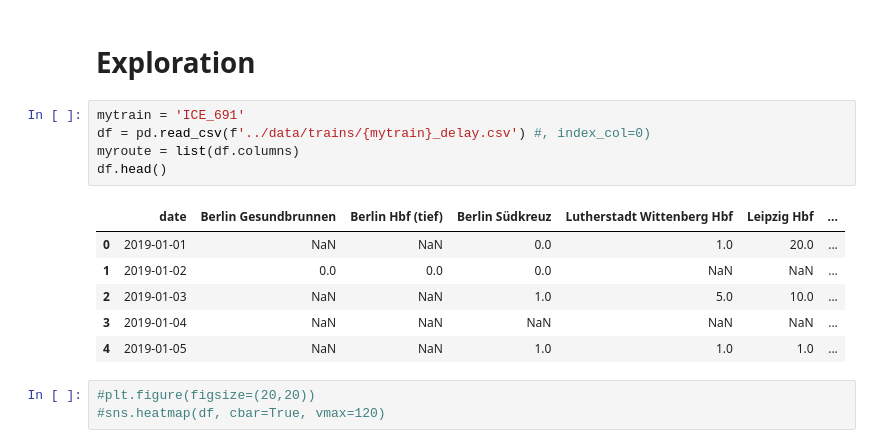
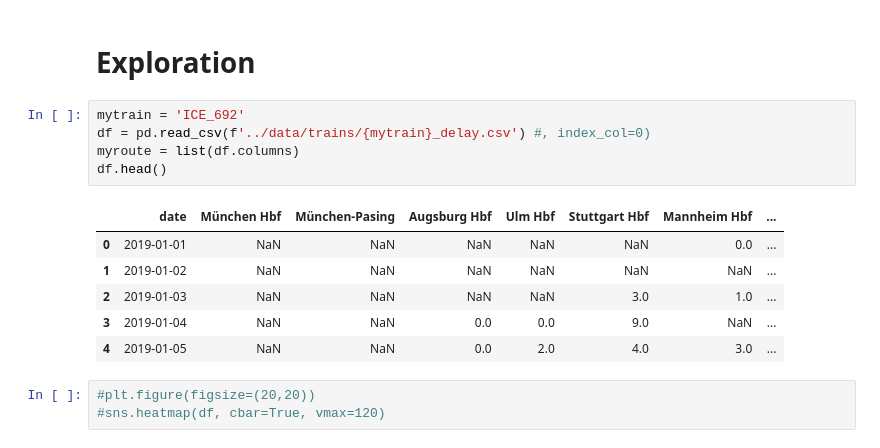
Before and after one commit to nklausner/delay_project, a Jupyter notebook: src/delay_long_model.ipynb, the cells around one changed output. Saved outputs shown, nothing was run; the diff lists cells and outputs as text.

```diff
--- a/src/delay_long_model.ipynb
+++ b/src/delay_long_model.ipynb
@@ -7,17 +7,17 @@ import matplotlib.pyplot as plt
 # %% [markdown]
 # Exploration
 # %%
-mytrain = 'ICE_691'
+mytrain = 'ICE_692'
 df = pd.read_csv(f'../data/trains/{mytrain}_delay.csv') #, index_col=0)
 myroute = list(df.columns)
 df.head()
 # %% [output]
-|  | date | Berlin Gesundbrunnen | Berlin Hbf (tief) | Berlin Südkreuz | Lutherstadt Wittenberg Hbf | Leipzig Hbf | ... |
-| 0 | 2019-01-01 | NaN | NaN | 0.0 | 1.0 | 20.0 | ... |
-| 1 | 2019-01-02 | 0.0 | 0.0 | 0.0 | NaN | NaN | ... |
-| 2 | 2019-01-03 | NaN | NaN | 1.0 | 5.0 | 10.0 | ... |
-| 3 | 2019-01-04 | NaN | NaN | NaN | NaN | NaN | ... |
-| 4 | 2019-01-05 | NaN | NaN | 1.0 | 1.0 | 1.0 | ... |
+|  | date | München Hbf | München-Pasing | Augsburg Hbf | Ulm Hbf | Stuttgart Hbf | Mannheim Hbf | ... |
+| 0 | 2019-01-01 | NaN | NaN | NaN | NaN | NaN | 0.0 | ... |
+| 1 | 2019-01-02 | NaN | NaN | NaN | NaN | NaN | NaN | ... |
+| 2 | 2019-01-03 | NaN | NaN | NaN | NaN | 3.0 | 1.0 | ... |
+| 3 | 2019-01-04 | NaN | NaN | 0.0 | 0.0 | 9.0 | NaN | ... |
+| 4 | 2019-01-05 | NaN | NaN | 0.0 | 2.0 | 4.0 | 3.0 | ... |
 # %%
 #plt.figure(figsize=(20,20))
 #sns.heatmap(df, cbar=True, vmax=120)
```
Also changed, not shown: parts of 6 cells of this notebook, 4 other files.
